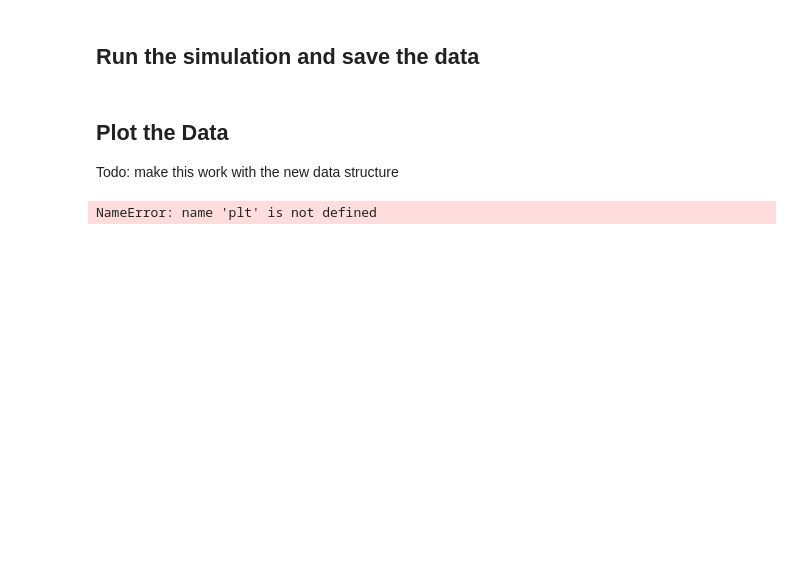
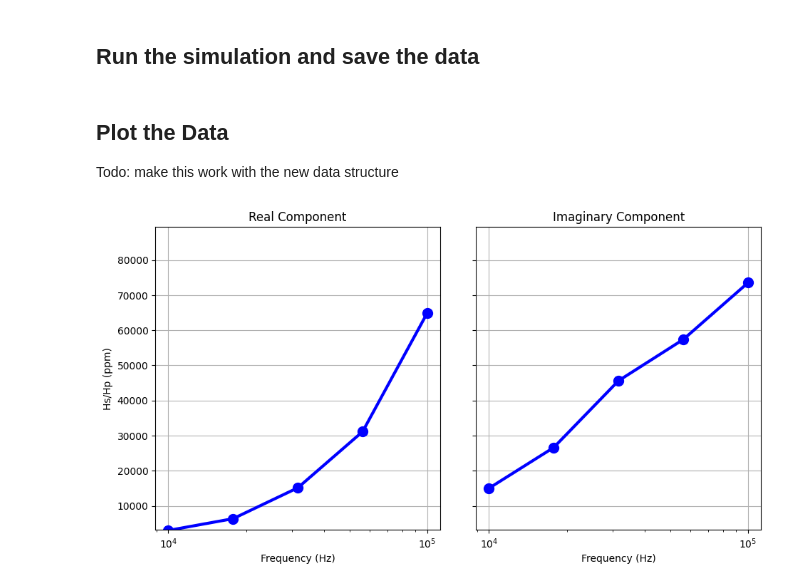
Before and after one commit to matthewhasman/Geophysical-Electromagnetic-Scanner, a Jupyter notebook: UXO_simulation/forward_simulation_1D.ipynb, the cells around one changed output. Cells and saved outputs as stored; diff of their text form; code cells hidden in the pictures; blank space fills up the shorter version.

Commit message:
fixed plotting for forward simulation

```diff
--- a/UXO_simulation/forward_simulation_1D.ipynb
+++ b/UXO_simulation/forward_simulation_1D.ipynb
@@ -17,6 +17,10 @@ max_freq = 1e5 # maximum frequency (Hz)
 num_freqs = 5 # number of frequencies to use in simulation
 soil_conductivity = 1 # conductivity of the soil (S/m)
 uxo_conductivity = 1e6 # conductivity of the UXO (S/m)
+# %%
+# uxo specs
+length = 10 # length of the UXO (cm)
+diameter = 3 # diameter of the UXO (cm)
 # %% [markdown]
 ## Define Simulated Data and x,y Grid
 # %%
@@ -24,7 +28,7 @@ uxo_conductivity = 1e6 # conductivity of the UXO (S/m)
 frequencies = np.logspace(np.log10(min_freq), np.log10(max_freq), num_freqs)
 
 # create uxo object
-uxo = UXO_Object(np.array([0.0, 0.0, -1.0]), 0.4, 0.2, 0, 0, uxo_conductivity)
+uxo = UXO_Object(np.array([0.0, 0.0, -1.0]), length/100, diameter/100, 0, 0, uxo_conductivity)
 
 # create layered earth object
 earth = Layered_Earth(soil_conductivity, uxo)
@@ -72,26 +76,30 @@ with open("../forward_data/forward_simulation_data_test0.pkl", "wb") as f:
 ## Plot the Data
 Todo: make this work with the new data structure
 # %%
+import matplotlib.pyplot as plt
+
+data = data_list[12]
+
 ylim = [np.min(dpred), 1.1 * np.max(dpred)]
 
 fig = plt.figure(figsize=(10, 5))
 
 ax1 = fig.add_axes([0.1, 0.1, 0.4, 0.85])
-ax1.semilogx(frequencies, dpred[0::2], "b-o", lw=3, ms=10)
+ax1.semilogx(frequencies, data['hz_real'], "b-o", lw=3, ms=10)
 ax1.grid()
 ax1.set_ylim(ylim)
 ax1.set_xlabel("Frequency (Hz)")
 ax1.set_ylabel("Hs/Hp (ppm)")
 ax1.set_title("Real Component")
 
 ax2 = fig.add_axes([0.55, 0.1, 0.4, 0.85])
-ax2.semilogx(frequencies, dpred[1::2], "b-o", lw=3, ms=10)
+ax2.semilogx(frequencies, data['hz_imag'], "b-o", lw=3, ms=10)
 ax2.set_ylim(ylim)
 ax2.grid()
 ax2.set_xlabel("Frequency (Hz)")
 ax2.set_yticklabels("")
 ax2.set_title("Imaginary Component")
 
 plt.show()
 # %% [output]
-NameError: name 'plt' is not defined
+[figure, added]
```
